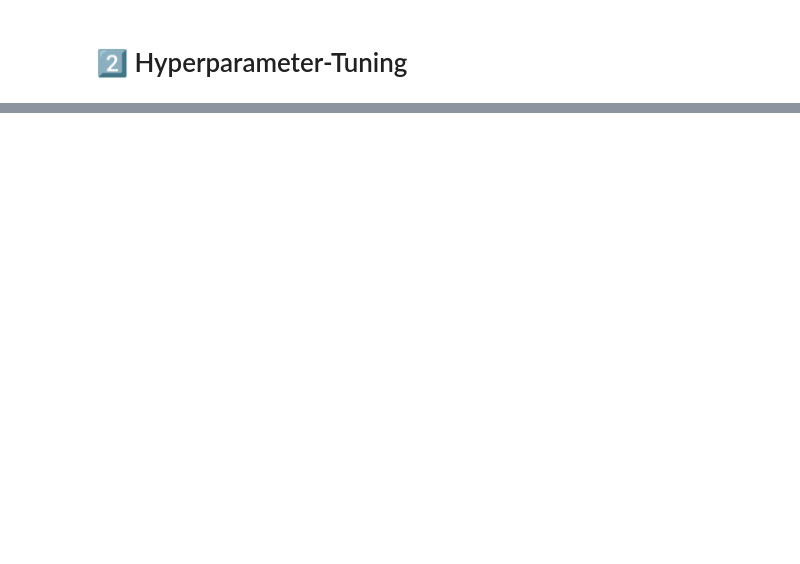
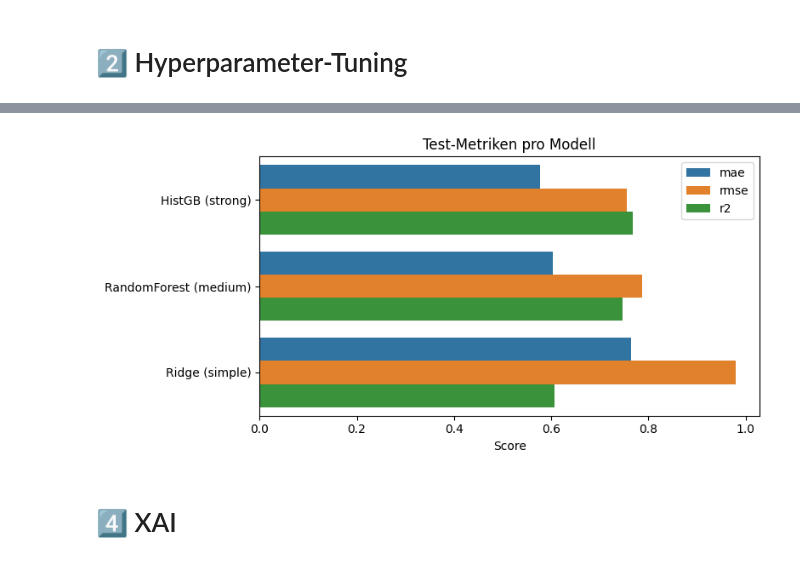
Before and after one commit to Tooonni/ADSC21, a Jupyter notebook: notebooks/05_Modelling.ipynb, the cells around one changed output, grey strips where cells are left out. Drawn from its saved outputs; the diff is of its cells as text; code cells hidden in the pictures; blank space fills up the shorter version.

```diff
--- a/notebooks/05_Modelling.ipynb
+++ b/notebooks/05_Modelling.ipynb
@@ -21,7 +24,7 @@ X = players.drop(columns=["log_market_value"])
 y = players["log_market_value"]
 # %%
 X_train, X_test, y_train, y_test = train_test_split(
-    X, y, test_size=0.2, random_state=42,
+    X, y, test_size=0.33, random_state=42,
 )
 # %% [markdown]
 # 1️⃣ Pipelines
@@ -148,0 +160,15 @@ HistGB (strong) — Test R²:   0.7676
+# %%
+rank_plot = rank.melt(id_vars="name", value_vars=["mae", "rmse", "r2"], var_name="metric", value_name="score")
+
+fig, ax = plt.subplots(figsize=(8, 4))
+sns.barplot(data=rank_plot, x="score", y="name", hue="metric", ax=ax)
+ax.set_title("Test-Metriken pro Modell")
+ax.set_xlabel("Score")
+ax.set_ylabel("")
+ax.legend(title="")
+plt.tight_layout()
+plt.show()
+# %% [output]
+[figure, added]
+# %% [markdown]
+# 4️⃣ XAI
```
Also changed, not shown: parts of 18 cells of this notebook, 1 other file.
